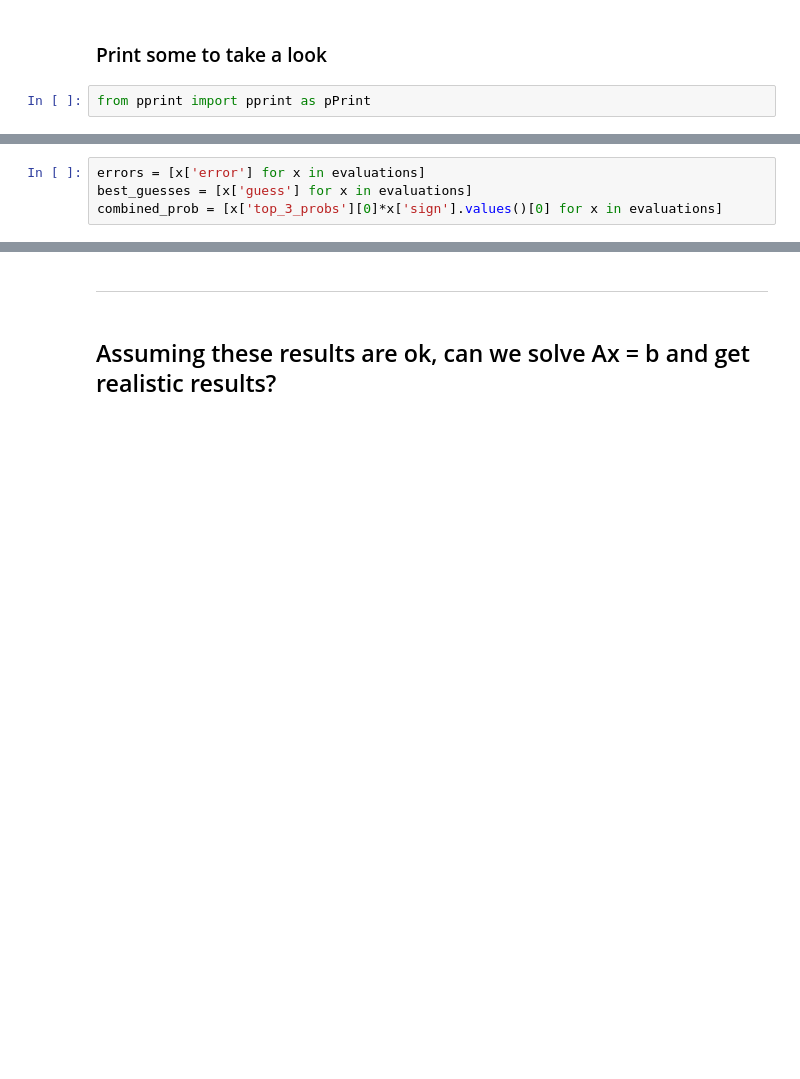
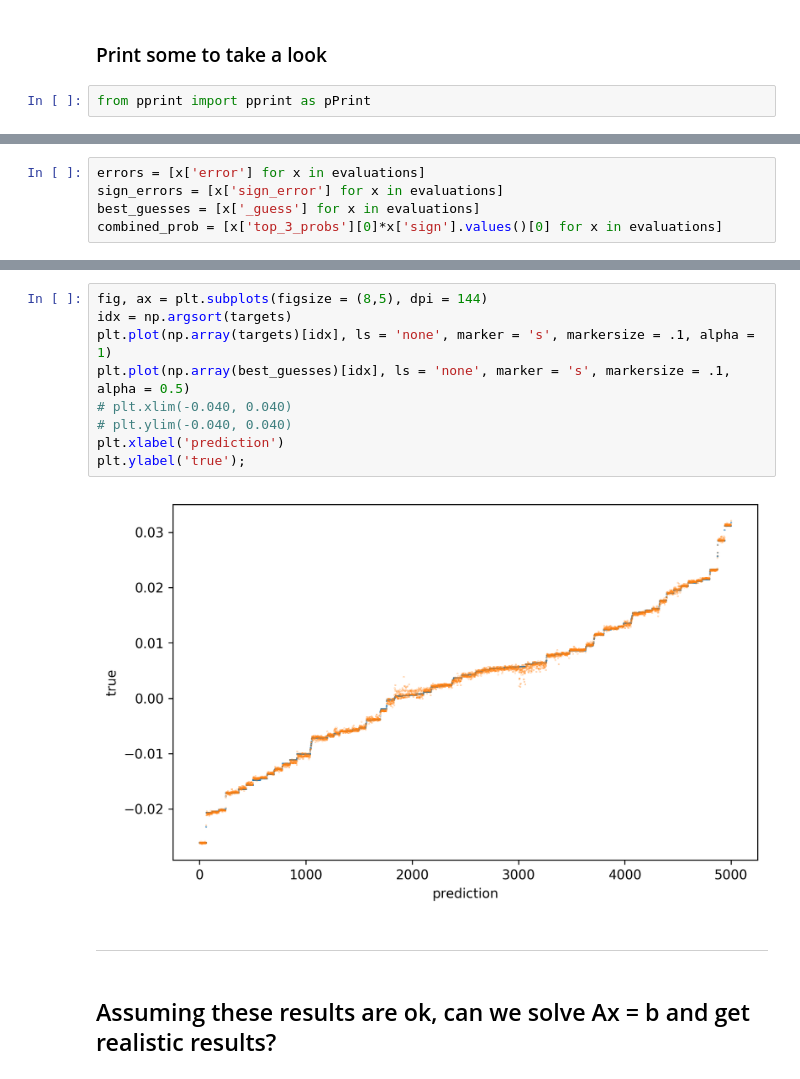
Before and after one commit to andrewasheridan/hera_sandbox, a Jupyter notebook: aas/experiments/Classification_Evaluator.ipynb, the cells around one changed output, grey strips where cells are left out. Drawn from its saved outputs; the diff is of its cells as text; blank space fills up the shorter version.

```diff
--- a/aas/experiments/Classification_Evaluator.ipynb
+++ b/aas/experiments/Classification_Evaluator.ipynb
@@ -225,4 +232,5 @@ for x in evaluations[0:5]:
 # %%
 errors = [x['error'] for x in evaluations]
-best_guesses = [x['guess'] for x in evaluations]
+sign_errors = [x['sign_error'] for x in evaluations]
+best_guesses = [x['_guess'] for x in evaluations]
 combined_prob = [x['top_3_probs'][0]*x['sign'].values()[0] for x in evaluations]
@@ -262,3 +277,14 @@ plt.ylabel('true');
+# %%
+fig, ax = plt.subplots(figsize = (8,5), dpi = 144)
+idx = np.argsort(targets)
+plt.plot(np.array(targets)[idx], ls = 'none', marker = 's', markersize = .1, alpha = 1)
+plt.plot(np.array(best_guesses)[idx], ls = 'none', marker = 's', markersize = .1, alpha = 0.5)
+# plt.xlim(-0.040, 0.040)
+# plt.ylim(-0.040, 0.040)
+plt.xlabel('prediction')
+plt.ylabel('true');
+# %% [output]
+[figure, added]
 # %% [markdown]
 ***
 # %% [markdown]
```
Also changed, not shown: parts of 26 cells of this notebook.
